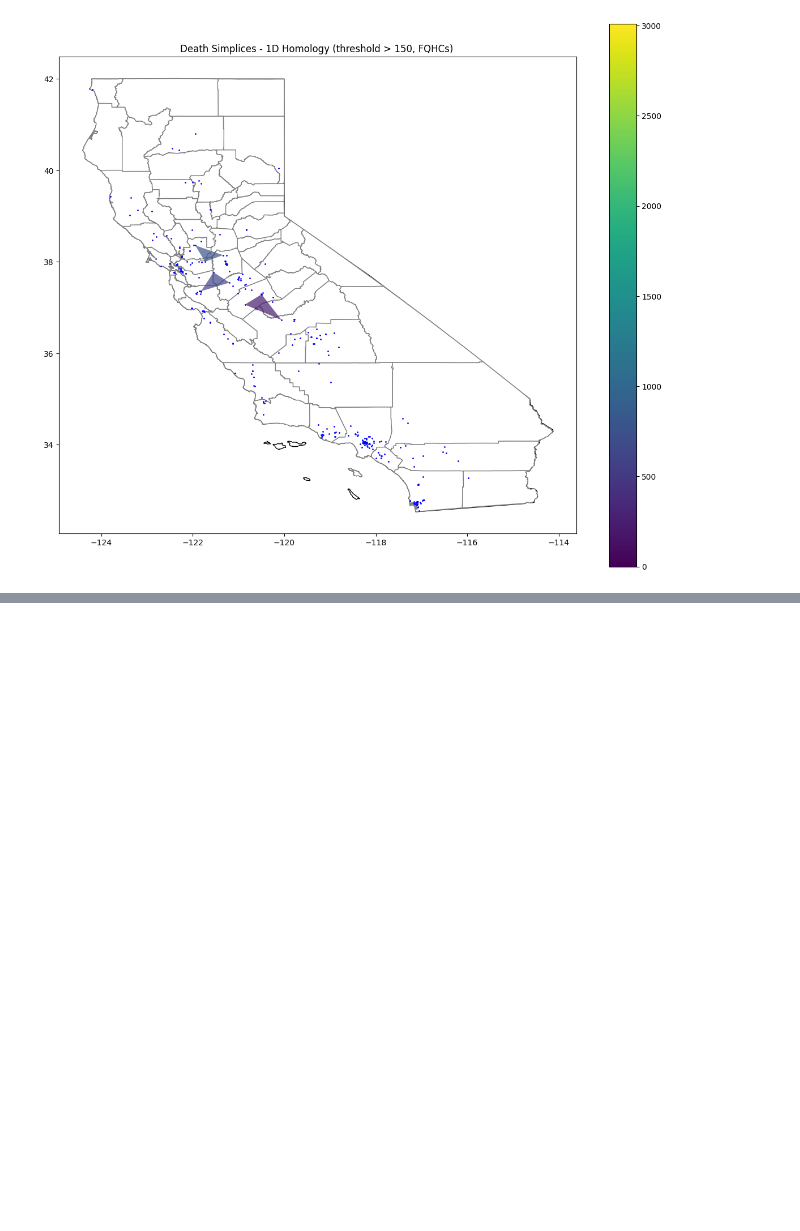
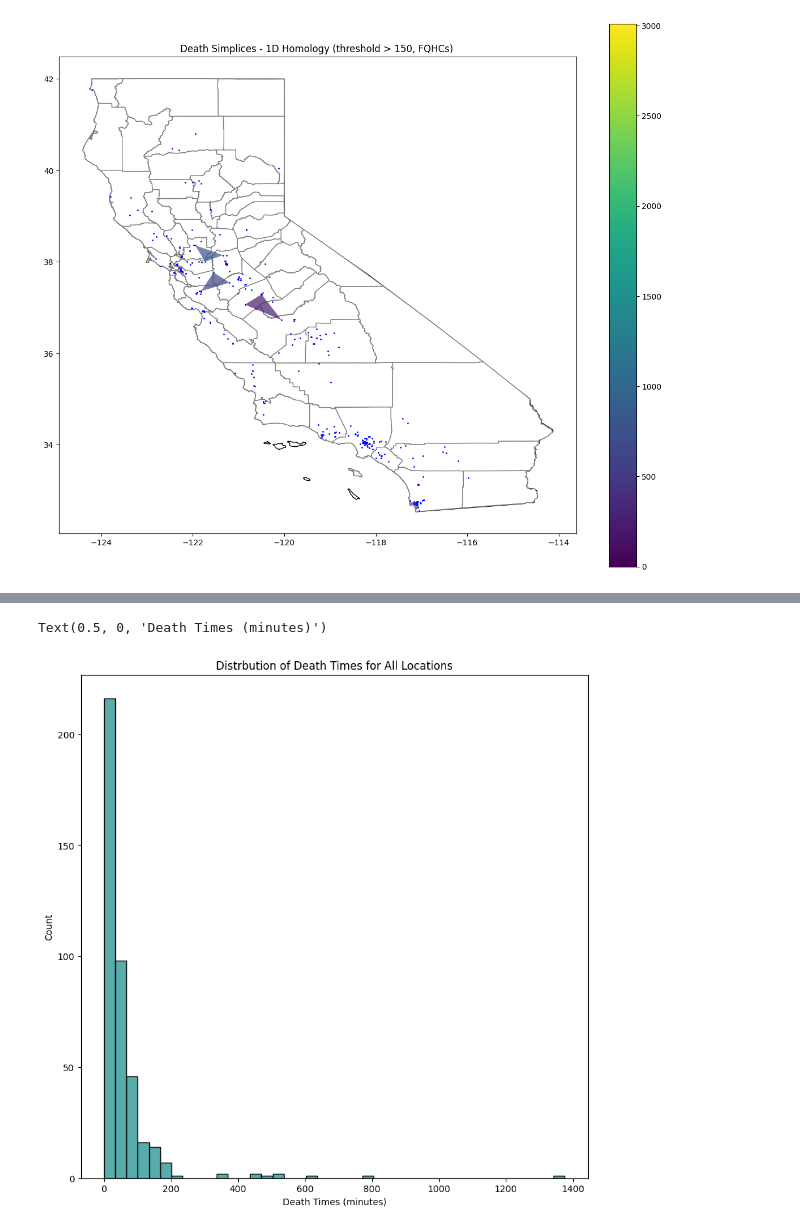
Before and after one commit to deniseg20/MSRIUP_TDA_Healthcare_Accessibility, a Jupyter notebook: persistent_homology/pd_computations/ph_computations_unweighted.ipynb, the cells around one changed output, grey strips where cells are left out. Drawn from its saved outputs; the diff is of its cells as text; code cells hidden in the pictures; blank space fills up the shorter version.

```diff
--- a/persistent_homology/pd_computations/ph_computations_unweighted.ipynb
+++ b/persistent_homology/pd_computations/ph_computations_unweighted.ipynb
@@ -756,0 +761,9 @@ sns.boxplot(x='Group', y='Values', data=df)
+# %%
+# Distribution Plot
+#death_all_df = pd.DataFrame(death_all)
+sns.histplot(death_all, color = '#21918c')
+plt.title("Distrbution of Death Times for All Locations")
+plt.xlabel("Death Times (minutes)")
+# %% [output]
+Text(0.5, 0, 'Death Times (minutes)')
+[figure, added]
```
Also changed, not shown: parts of 17 cells of this notebook, 1 other file.
